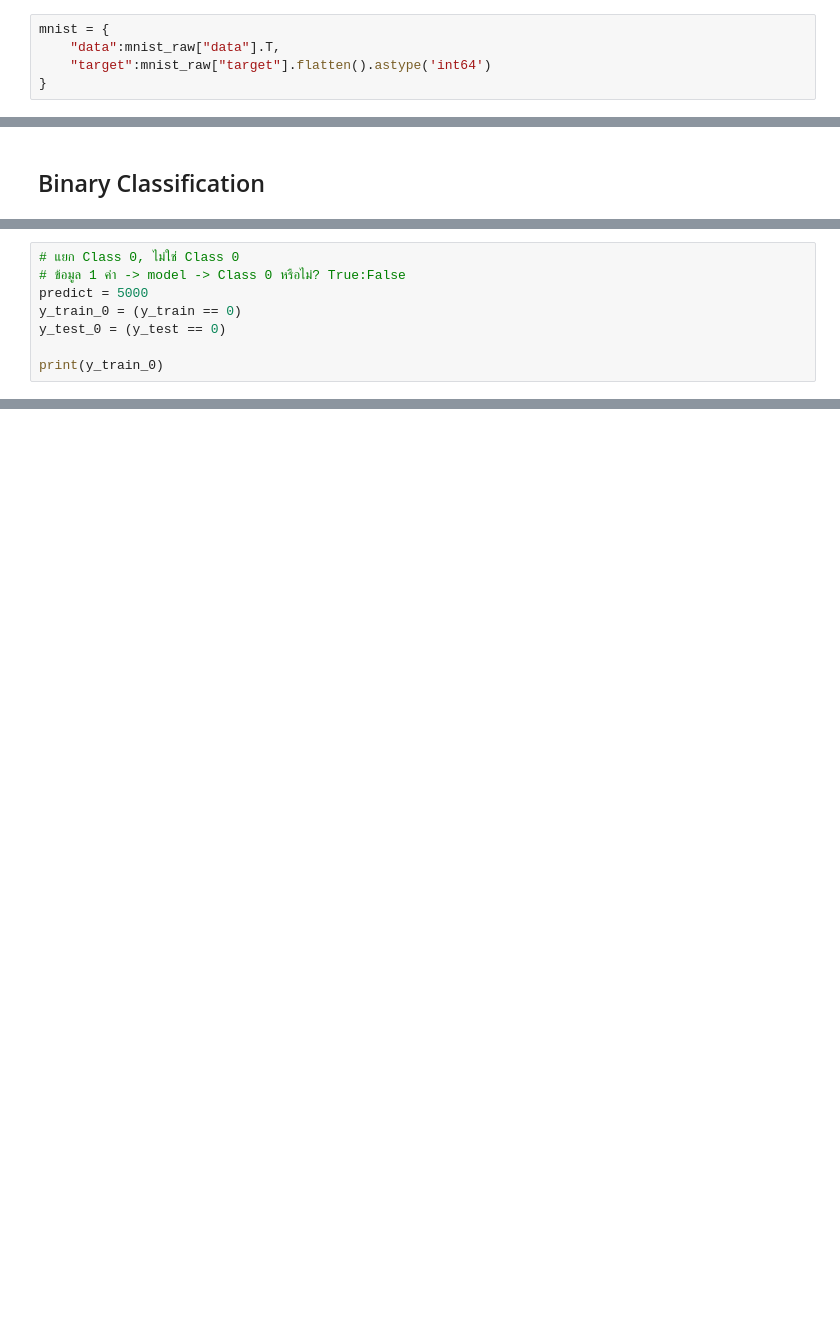
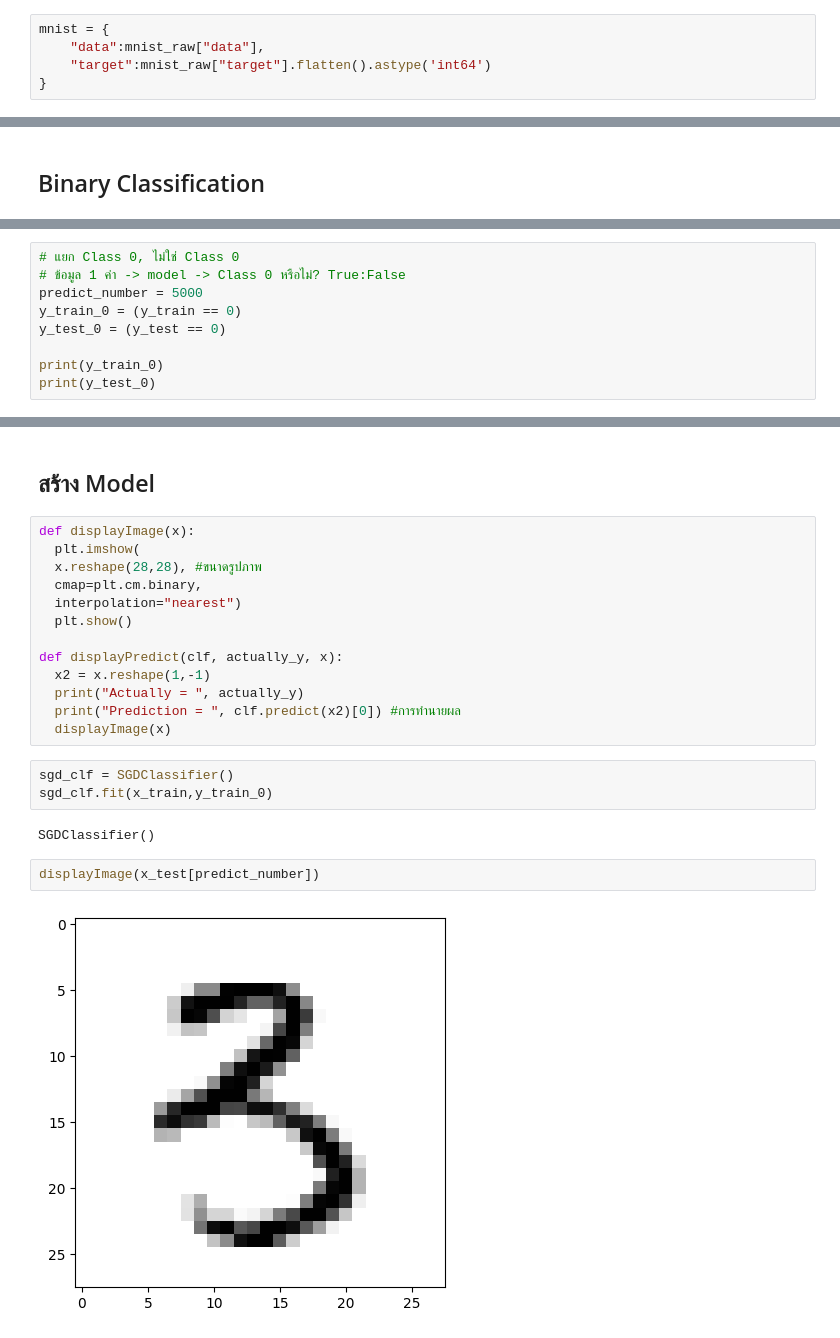
Before and after one commit to MphBc/1-Github, a Jupyter notebook: Machine_Learning.ipynb, the cells around one changed output, grey strips where cells are left out. Cells and saved outputs as stored; diff of their text form; blank space fills up the shorter version.

```diff
--- a/Machine_Learning.ipynb
+++ b/Machine_Learning.ipynb
@@ -321,7 +323,7 @@ mnist_raw = fetch_openml('mnist_784', version=1, as_frame=False)
 สร้าง dictionary
 # %%
 mnist = {
-    "data":mnist_raw["data"].T,
+    "data":mnist_raw["data"],
     "target":mnist_raw["target"].flatten().astype('int64')
 }
 # %%
@@ -348,10 +352,11 @@ print(y_test.shape)
 # %%
 # แยก Class 0, ไม่ใช่ Class 0
 # ข้อมูล 1 ค่า -> model -> Class 0 หรือไม่? True:False
-predict = 5000
+predict_number = 5000
 y_train_0 = (y_train == 0)
 y_test_0 = (y_test == 0)
 
 print(y_train_0)
+print(y_test_0)
 # %% [output]
 [False  True False ... False False False]
@@ -357,0 +364,24 @@ print(y_train_0)
+# %% [markdown]
+## สร้าง Model
+# %%
+def displayImage(x):
+  plt.imshow(
+  x.reshape(28,28), #ขนาดรูปภาพ
+  cmap=plt.cm.binary,
+  interpolation="nearest")
+  plt.show()
+
+def displayPredict(clf, actually_y, x):
+  x2 = x.reshape(1,-1)
+  print("Actually = ", actually_y)
+  print("Prediction = ", clf.predict(x2)[0]) #การทำนายผล
+  displayImage(x)
+# %%
+sgd_clf = SGDClassifier()
+sgd_clf.fit(x_train,y_train_0)
+# %% [output]
+SGDClassifier()
+# %%
+displayImage(x_test[predict_number])
+# %% [output]
+[figure, added]
```
Also changed, not shown: parts of 7 cells of this notebook.
